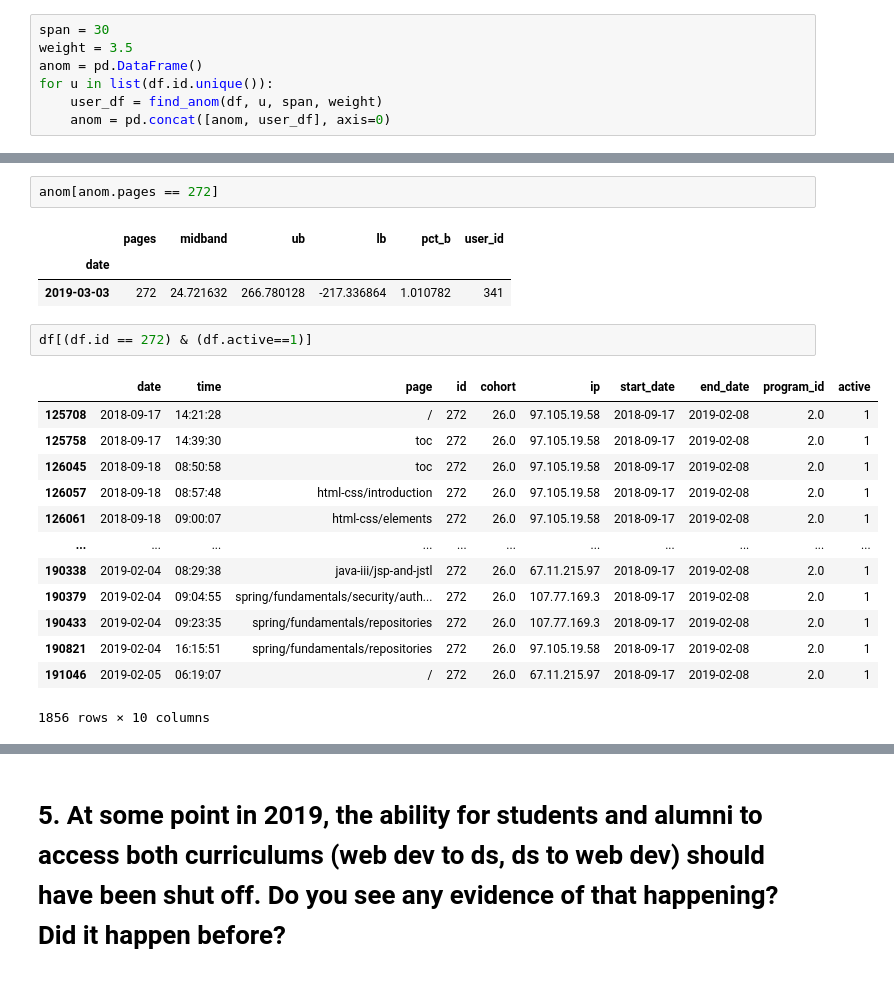
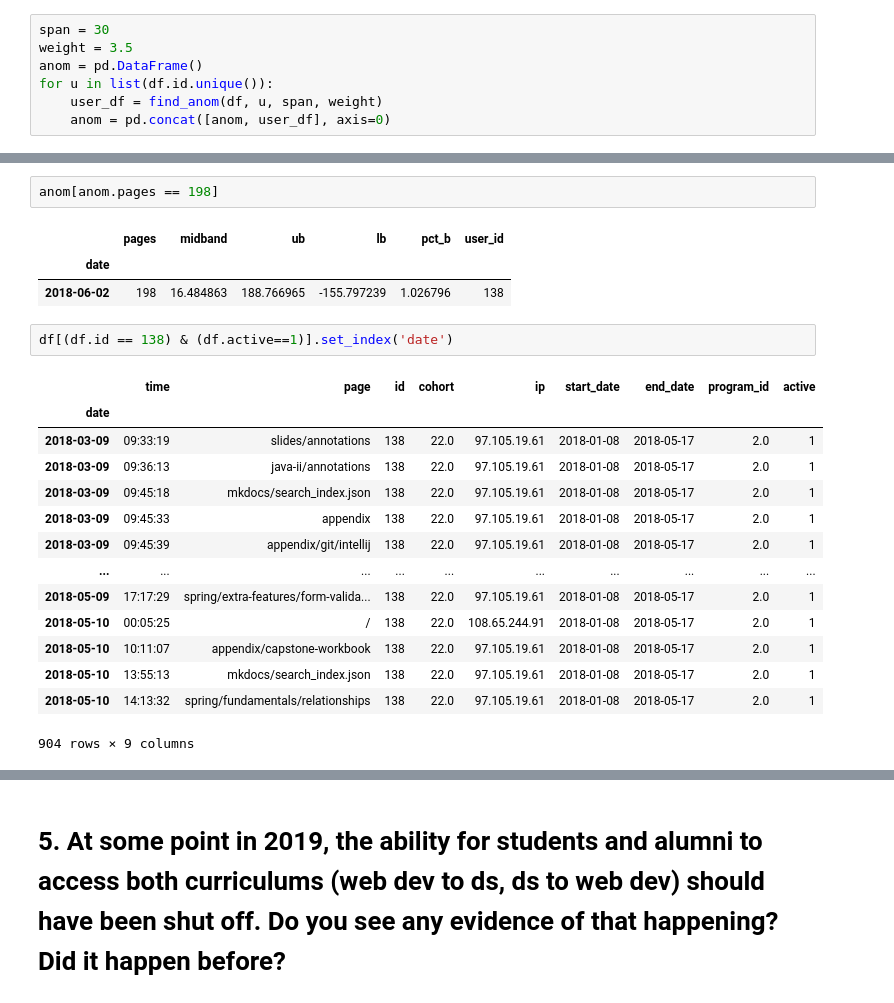
Before and after one commit to DanChurchill/anomaly_detection_project, a Jupyter notebook: initial_questions.ipynb, the cells around one changed output, grey strips where cells are left out. Cells and saved outputs as stored; diff of their text form.

```diff
--- a/initial_questions.ipynb
+++ b/initial_questions.ipynb
@@ -250,23 +229,24 @@ sorted(views)
 # %%
-anom[anom.pages == 272]
+anom[anom.pages == 198]
 # %% [output]
 |  | pages | midband | ub | lb | pct_b | user_id |
 | date |  |  |  |  |  |  |
-| 2019-03-03 | 272 | 24.721632 | 266.780128 | -217.336864 | 1.010782 | 341 |
+| 2018-06-02 | 198 | 16.484863 | 188.766965 | -155.797239 | 1.026796 | 138 |
 # %%
-df[(df.id == 272) & (df.active==1)]
+df[(df.id == 138) & (df.active==1)].set_index('date')
 # %% [output]
-|  | date | time | page | id | cohort | ip | start_date | end_date | program_id | active |
-| 125708 | 2018-09-17 | 14:21:28 | / | 272 | 26.0 | 97.105.19.58 | 2018-09-17 | 2019-02-08 | 2.0 | 1 |
-| 125758 | 2018-09-17 | 14:39:30 | toc | 272 | 26.0 | 97.105.19.58 | 2018-09-17 | 2019-02-08 | 2.0 | 1 |
-| 126045 | 2018-09-18 | 08:50:58 | toc | 272 | 26.0 | 97.105.19.58 | 2018-09-17 | 2019-02-08 | 2.0 | 1 |
-| 126057 | 2018-09-18 | 08:57:48 | html-css/introduction | 272 | 26.0 | 97.105.19.58 | 2018-09-17 | 2019-02-08 | 2.0 | 1 |
-| 126061 | 2018-09-18 | 09:00:07 | html-css/elements | 272 | 26.0 | 97.105.19.58 | 2018-09-17 | 2019-02-08 | 2.0 | 1 |
-| ... | ... | ... | ... | ... | ... | ... | ... | ... | ... | ... |
-| 190338 | 2019-02-04 | 08:29:38 | java-iii/jsp-and-jstl | 272 | 26.0 | 67.11.215.97 | 2018-09-17 | 2019-02-08 | 2.0 | 1 |
-| 190379 | 2019-02-04 | 09:04:55 | spring/fundamentals/security/auth... | 272 | 26.0 | 107.77.169.3 | 2018-09-17 | 2019-02-08 | 2.0 | 1 |
-| 190433 | 2019-02-04 | 09:23:35 | spring/fundamentals/repositories | 272 | 26.0 | 107.77.169.3 | 2018-09-17 | 2019-02-08 | 2.0 | 1 |
-| 190821 | 2019-02-04 | 16:15:51 | spring/fundamentals/repositories | 272 | 26.0 | 97.105.19.58 | 2018-09-17 | 2019-02-08 | 2.0 | 1 |
-| 191046 | 2019-02-05 | 06:19:07 | / | 272 | 26.0 | 67.11.215.97 | 2018-09-17 | 2019-02-08 | 2.0 | 1 |
+|  | time | page | id | cohort | ip | start_date | end_date | program_id | active |
+| date |  |  |  |  |  |  |  |  |  |
+| 2018-03-09 | 09:33:19 | slides/annotations | 138 | 22.0 | 97.105.19.61 | 2018-01-08 | 2018-05-17 | 2.0 | 1 |
+| 2018-03-09 | 09:36:13 | java-ii/annotations | 138 | 22.0 | 97.105.19.61 | 2018-01-08 | 2018-05-17 | 2.0 | 1 |
+| 2018-03-09 | 09:45:18 | mkdocs/search_index.json | 138 | 22.0 | 97.105.19.61 | 2018-01-08 | 2018-05-17 | 2.0 | 1 |
+| 2018-03-09 | 09:45:33 | appendix | 138 | 22.0 | 97.105.19.61 | 2018-01-08 | 2018-05-17 | 2.0 | 1 |
+| 2018-03-09 | 09:45:39 | appendix/git/intellij | 138 | 22.0 | 97.105.19.61 | 2018-01-08 | 2018-05-17 | 2.0 | 1 |
+| ... | ... | ... | ... | ... | ... | ... | ... | ... | ... |
+| 2018-05-09 | 17:17:29 | spring/extra-features/form-valida... | 138 | 22.0 | 97.105.19.61 | 2018-01-08 | 2018-05-17 | 2.0 | 1 |
+| 2018-05-10 | 00:05:25 | / | 138 | 22.0 | 108.65.244.91 | 2018-01-08 | 2018-05-17 | 2.0 | 1 |
+| 2018-05-10 | 10:11:07 | appendix/capstone-workbook | 138 | 22.0 | 97.105.19.61 | 2018-01-08 | 2018-05-17 | 2.0 | 1 |
+| 2018-05-10 | 13:55:13 | mkdocs/search_index.json | 138 | 22.0 | 97.105.19.61 | 2018-01-08 | 2018-05-17 | 2.0 | 1 |
+| 2018-05-10 | 14:13:32 | spring/fundamentals/relationships | 138 | 22.0 | 97.105.19.61 | 2018-01-08 | 2018-05-17 | 2.0 | 1 |
-1856 rows × 10 columns
+904 rows × 9 columns
 # %%
```
Also changed, not shown: parts of 19 cells of this notebook.
